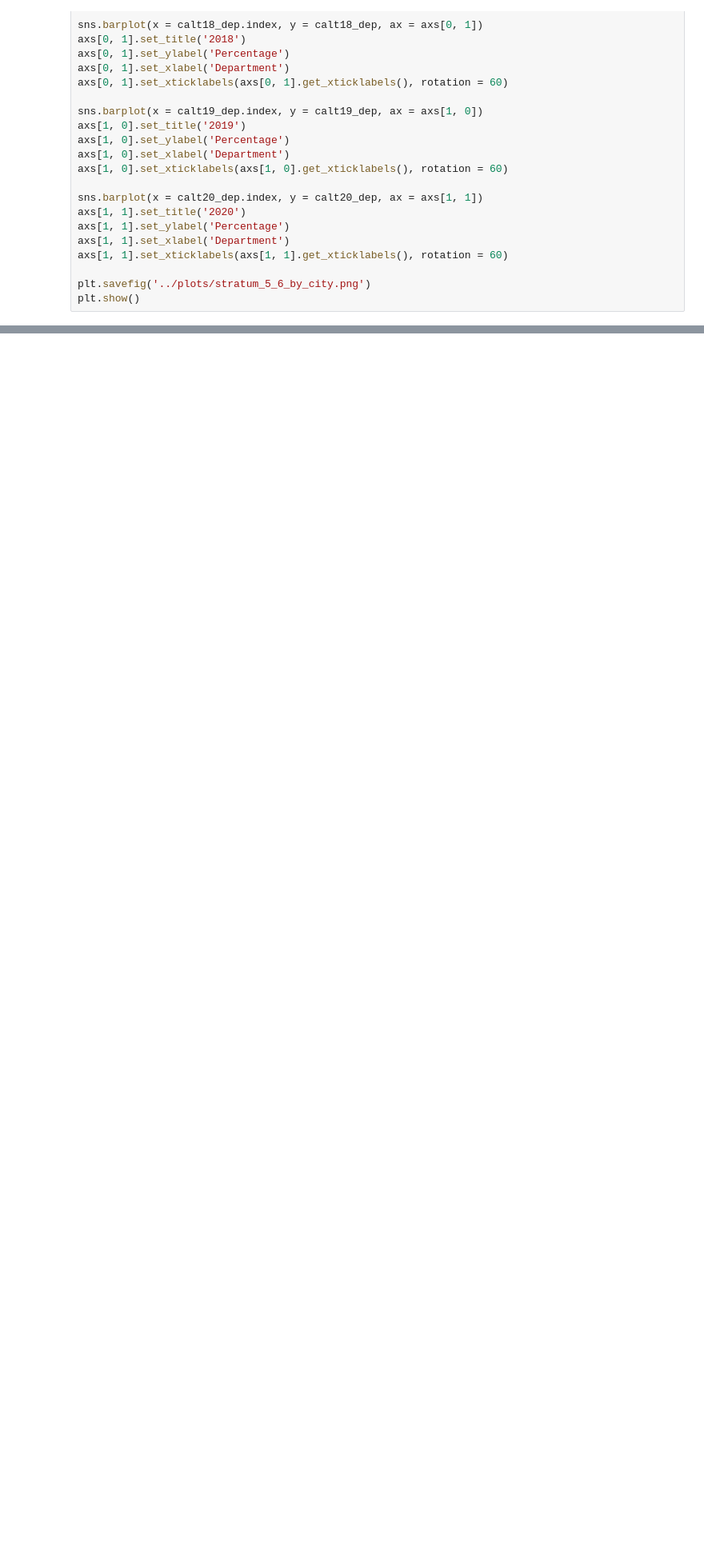
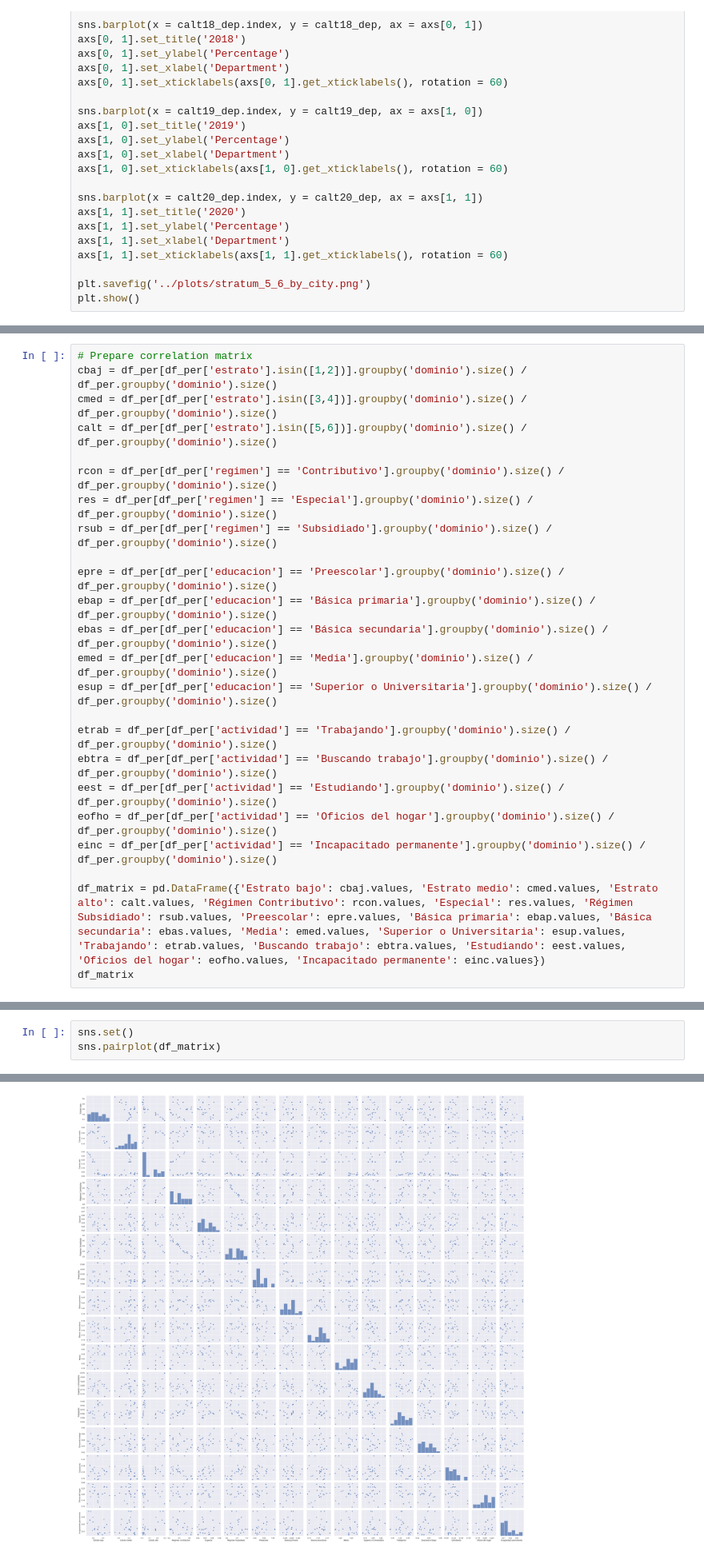
Before and after one commit to dalejandroabel/NASA-Space-Apps, a Jupyter notebook: notebooks/national.ipynb, the cells around one changed output, grey strips where cells are left out. Shown at 80% size. Saved outputs shown, nothing was run; the diff lists cells and outputs as text; blank space fills up the shorter version.

```diff
--- a/notebooks/national.ipynb
+++ b/notebooks/national.ipynb
@@ -329,0 +576,24 @@ plt.show()
+# %%
+# Prepare correlation matrix
+cbaj = df_per[df_per['estrato'].isin([1,2])].groupby('dominio').size() / df_per.groupby('dominio').size()
+cmed = df_per[df_per['estrato'].isin([3,4])].groupby('dominio').size() / df_per.groupby('dominio').size()
+calt = df_per[df_per['estrato'].isin([5,6])].groupby('dominio').size() / df_per.groupby('dominio').size()
+
+rcon = df_per[df_per['regimen'] == 'Contributivo'].groupby('dominio').size() / df_per.groupby('dominio').size()
+res = df_per[df_per['regimen'] == 'Especial'].groupby('dominio').size() / df_per.groupby('dominio').size()
+rsub = df_per[df_per['regimen'] == 'Subsidiado'].groupby('dominio').size() / df_per.groupby('dominio').size()
+
+epre = df_per[df_per['educacion'] == 'Preescolar'].groupby('dominio').size() / df_per.groupby('dominio').size()
+ebap = df_per[df_per['educacion'] == 'Básica primaria'].groupby('dominio').size() / df_per.groupby('dominio').size()
+ebas = df_per[df_per['educacion'] == 'Básica secundaria'].groupby('dominio').size() / df_per.groupby('dominio').size()
+emed = df_per[df_per['educacion'] == 'Media'].groupby('dominio').size() / df_per.groupby('dominio').size()
+esup = df_per[df_per['educacion'] == 'Superior o Universitaria'].groupby('dominio').size() / df_per.groupby('dominio').size()
+
+etrab = df_per[df_per['actividad'] == 'Trabajando'].groupby('dominio').size() / df_per.groupby('dominio').size()
+ebtra = df_per[df_per['actividad'] == 'Buscando trabajo'].groupby('dominio').size() / df_per.groupby('dominio').size()
+eest = df_per[df_per['actividad'] == 'Estudiando'].groupby('dominio').size() / df_per.groupby('dominio').size()
+eofho = df_per[df_per['actividad'] == 'Oficios del hogar'].groupby('dominio').size() / df_per.groupby('dominio').size()
+einc = df_per[df_per['actividad'] == 'Incapacitado permanente'].groupby('dominio').size() / df_per.groupby('dominio').size()
+
+df_matrix = pd.DataFrame({'Estrato bajo': cbaj.values, 'Estrato medio': cmed.values, 'Estrato alto': calt.values, 'Régimen Contributivo': rcon.values, 'Especial': res.values, 'Régimen Subsidiado': rsub.values, 'Preescolar': epre.values, 'Básica primaria': ebap.values, 'Básica secundaria': ebas.values, 'Media': emed.values, 'Superior o Universitaria': esup.values, 'Trabajando': etrab.values, 'Buscando trabajo': ebtra.values, 'Estudiando': eest.values, 'Oficios del hogar': eofho.values, 'Incapacitado permanente': einc.values})
+df_matrix
@@ -329,0 +618,4 @@ plt.show()
+# %%
+sns.set()
+sns.pairplot(df_matrix)
+# %% [output]
@@ -329,0 +623 @@ plt.show()
+[figure, added]
```
Also changed, not shown: parts of 24 cells of this notebook, 1 other file.
